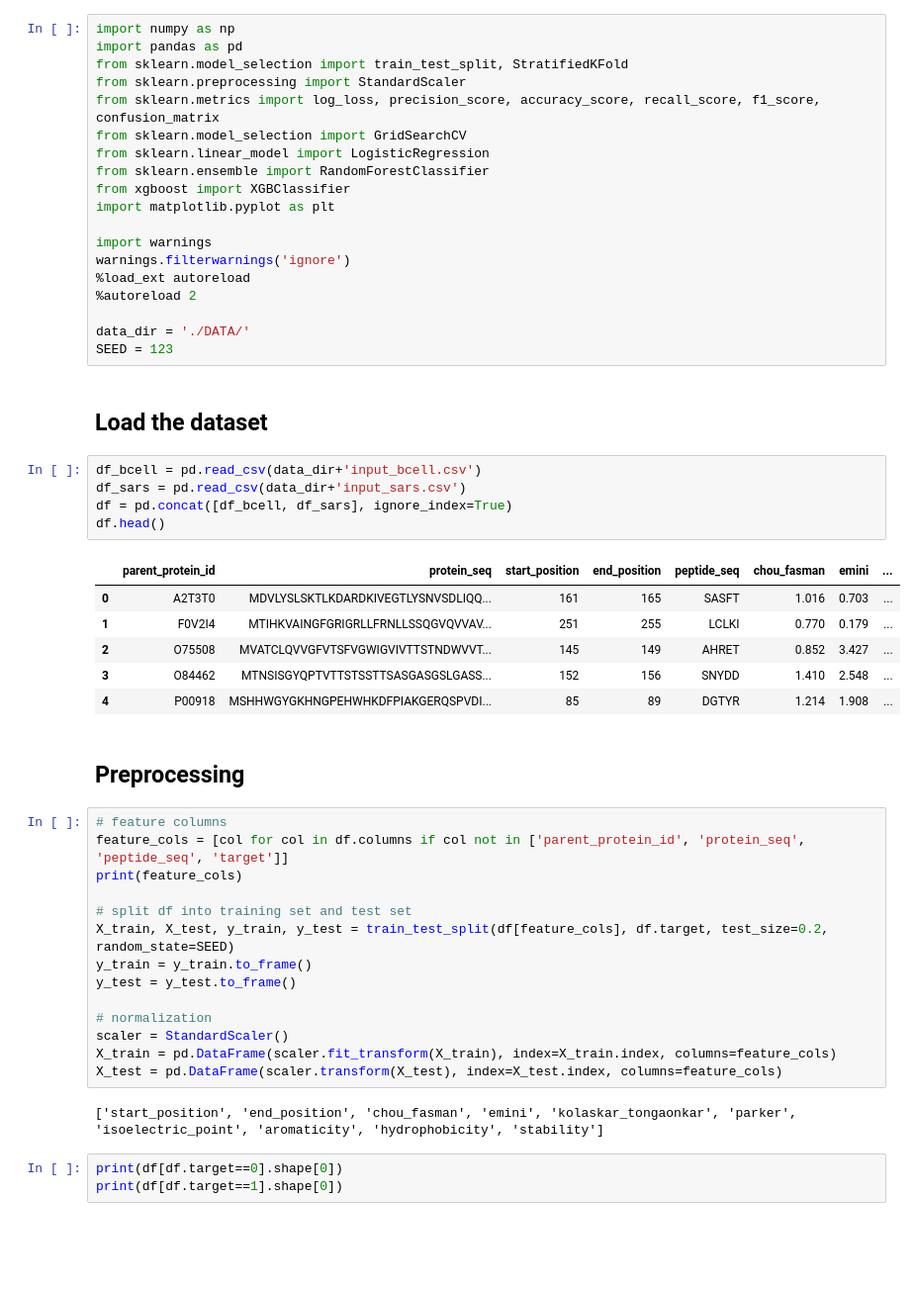
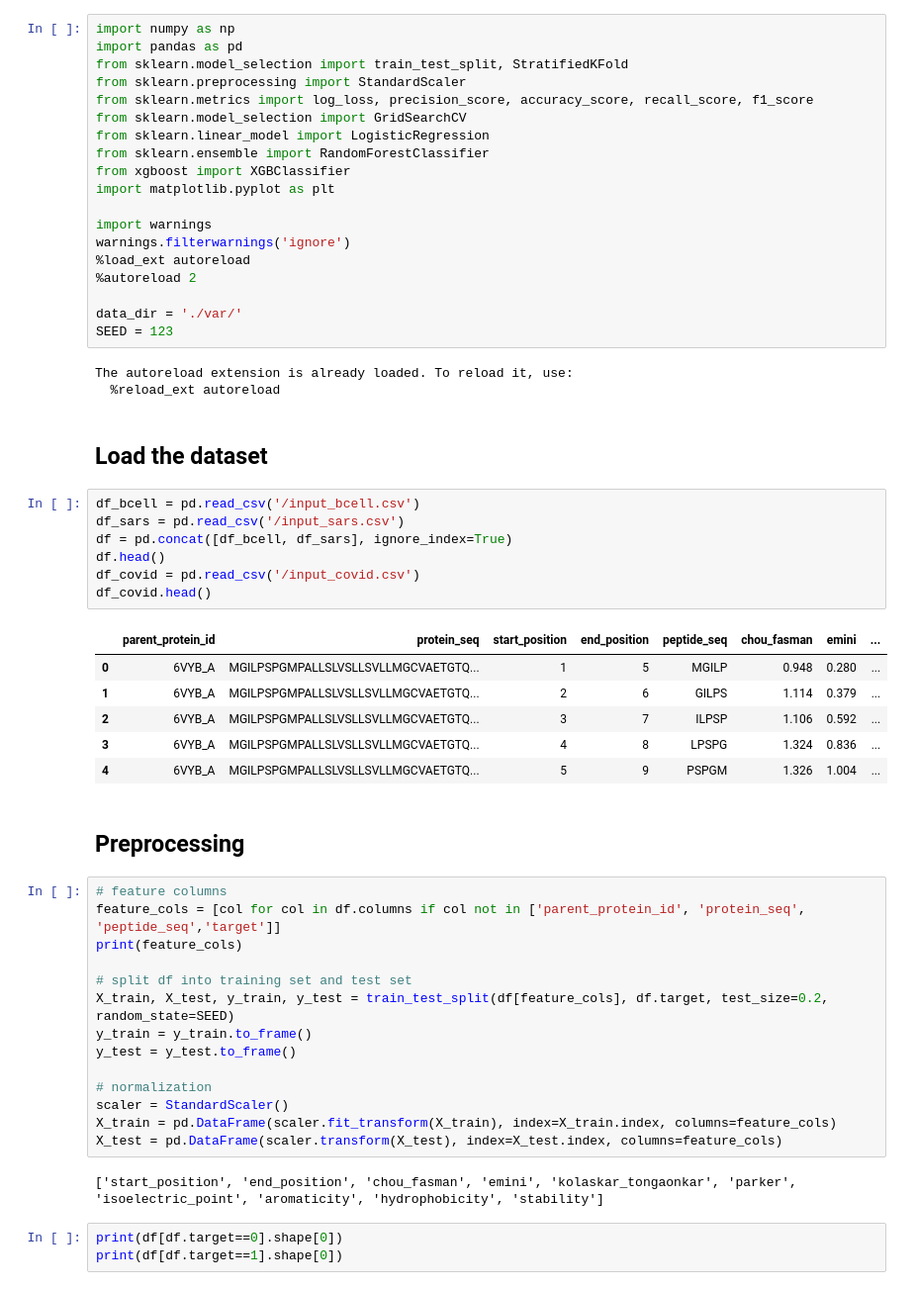
Before and after one commit to Meiqi-Wu/vaccine-discovery, a Jupyter notebook: model_baseline.ipynb, the cells around one changed output. Shown: that part at 99% size. Drawn from its saved outputs; the diff is of its cells as text; blank space fills up the shorter version.

```diff
--- a/model_baseline.ipynb
+++ b/model_baseline.ipynb
@@ -3,7 +3,7 @@ import numpy as np
 import pandas as pd
 from sklearn.model_selection import train_test_split, StratifiedKFold
 from sklearn.preprocessing import StandardScaler
-from sklearn.metrics import log_loss, precision_score, accuracy_score, recall_score, f1_score, confusion_matrix
+from sklearn.metrics import log_loss, precision_score, accuracy_score, recall_score, f1_score
 from sklearn.model_selection import GridSearchCV
 from sklearn.linear_model import LogisticRegression
 from sklearn.ensemble import RandomForestClassifier
@@ -15,27 +15,32 @@ warnings.filterwarnings('ignore')
 %load_ext autoreload
 %autoreload 2
 
-data_dir = './DATA/'
+data_dir = './var/'
 SEED = 123
+# %% [output]
+The autoreload extension is already loaded. To reload it, use:
+  %reload_ext autoreload
 # %% [markdown]
 ## Load the dataset
 # %%
-df_bcell = pd.read_csv(data_dir+'input_bcell.csv')
-df_sars = pd.read_csv(data_dir+'input_sars.csv')
+df_bcell = pd.read_csv('/input_bcell.csv')
+df_sars = pd.read_csv('/input_sars.csv')
 df = pd.concat([df_bcell, df_sars], ignore_index=True)
 df.head()
+df_covid = pd.read_csv('/input_covid.csv')
+df_covid.head()
 # %% [output]
 |  | parent_protein_id | protein_seq | start_position | end_position | peptide_seq | chou_fasman | emini | ... |
-| 0 | A2T3T0 | MDVLYSLSKTLKDARDKIVEGTLYSNVSDLIQQ... | 161 | 165 | SASFT | 1.016 | 0.703 | ... |
-| 1 | F0V2I4 | MTIHKVAINGFGRIGRLLFRNLLSSQGVQVVAV... | 251 | 255 | LCLKI | 0.770 | 0.179 | ... |
-| 2 | O75508 | MVATCLQVVGFVTSFVGWIGVIVTTSTNDWVVT... | 145 | 149 | AHRET | 0.852 | 3.427 | ... |
-| 3 | O84462 | MTNSISGYQPTVTTSTSSTTSASGASGSLGASS... | 152 | 156 | SNYDD | 1.410 | 2.548 | ... |
-| 4 | P00918 | MSHHWGYGKHNGPEHWHKDFPIAKGERQSPVDI... | 85 | 89 | DGTYR | 1.214 | 1.908 | ... |
+| 0 | 6VYB_A | MGILPSPGMPALLSLVSLLSVLLMGCVAETGTQ... | 1 | 5 | MGILP | 0.948 | 0.280 | ... |
+| 1 | 6VYB_A | MGILPSPGMPALLSLVSLLSVLLMGCVAETGTQ... | 2 | 6 | GILPS | 1.114 | 0.379 | ... |
+| 2 | 6VYB_A | MGILPSPGMPALLSLVSLLSVLLMGCVAETGTQ... | 3 | 7 | ILPSP | 1.106 | 0.592 | ... |
+| 3 | 6VYB_A | MGILPSPGMPALLSLVSLLSVLLMGCVAETGTQ... | 4 | 8 | LPSPG | 1.324 | 0.836 | ... |
+| 4 | 6VYB_A | MGILPSPGMPALLSLVSLLSVLLMGCVAETGTQ... | 5 | 9 | PSPGM | 1.326 | 1.004 | ... |
 # %% [markdown]
 ## Preprocessing
 # %%
 # feature columns
-feature_cols = [col for col in df.columns if col not in ['parent_protein_id', 'protein_seq', 'peptide_seq', 'target']]
+feature_cols = [col for col in df.columns if col not in ['parent_protein_id', 'protein_seq', 'peptide_seq','target']]
 print(feature_cols)
 
 # split df into training set and test set
```
Also changed, not shown: parts of 22 cells of this notebook.
